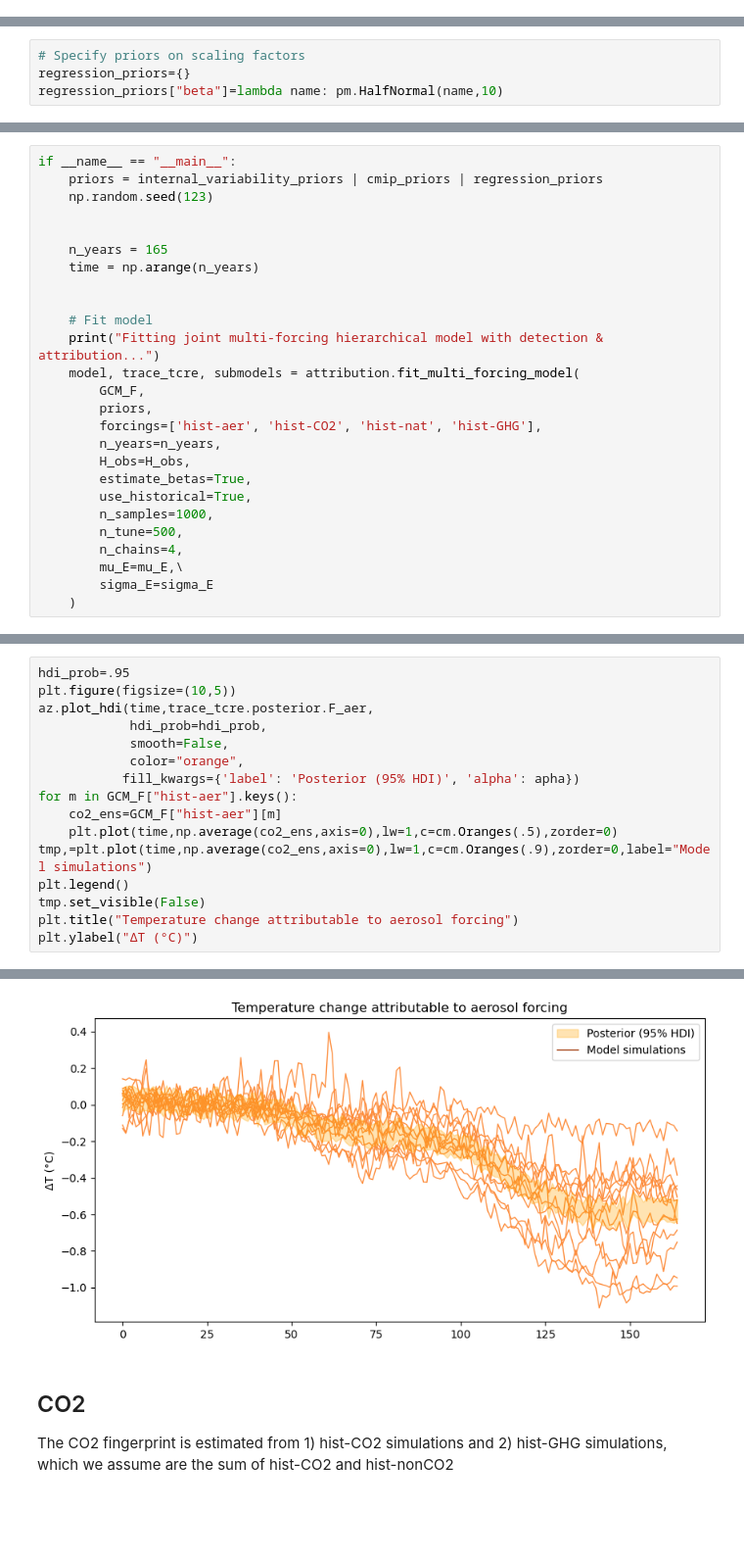
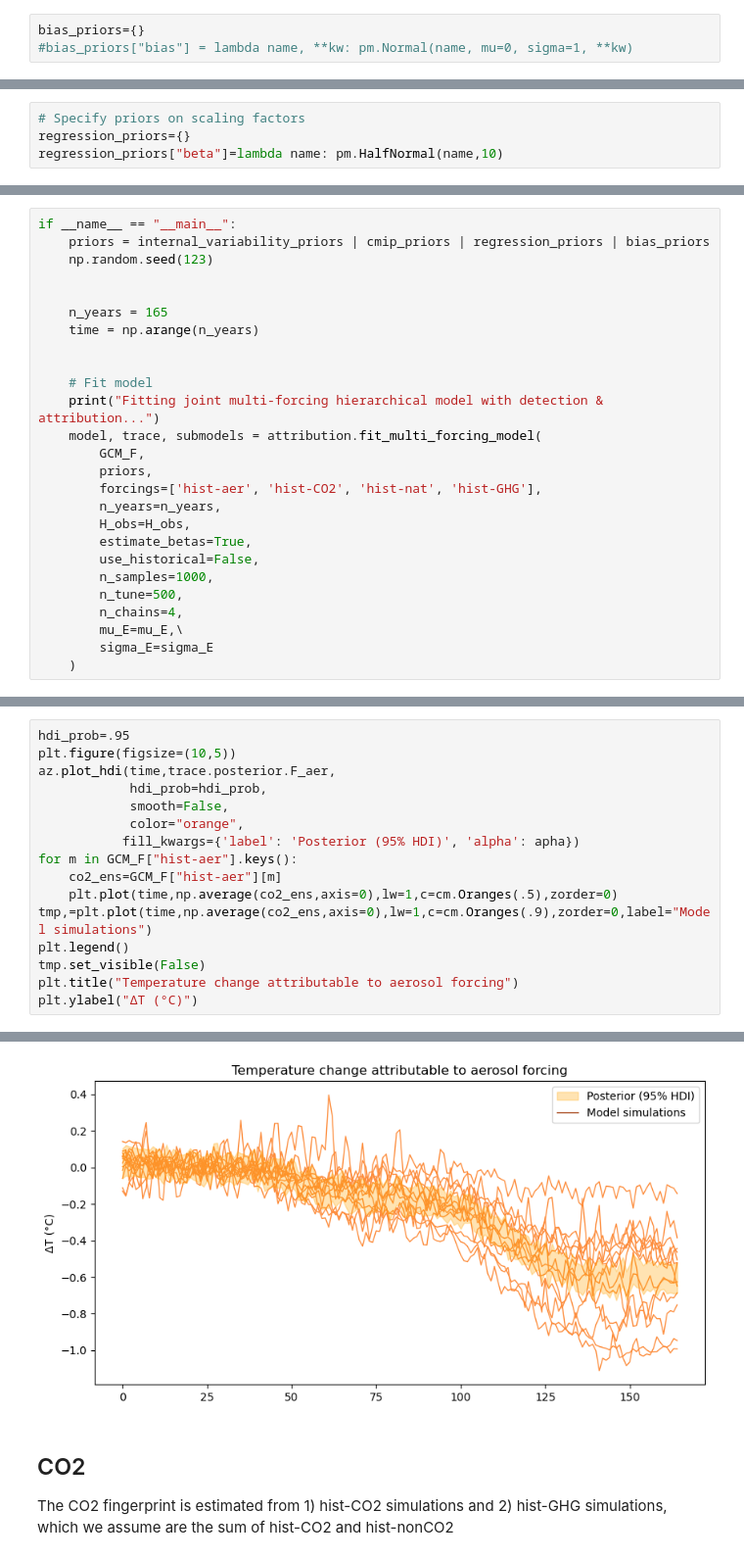
Before and after one commit to netzeroasap/TCRE_Assessment, a Jupyter notebook: notebooks/TCRE_from_DAMIP.ipynb, the cells around one changed output, grey strips where cells are left out. Shown at 98% size. Cells and saved outputs as stored; diff of their text form; blank space fills up the shorter version.

```diff
--- a/notebooks/TCRE_from_DAMIP.ipynb
+++ b/notebooks/TCRE_from_DAMIP.ipynb
@@ -84,2 +128,5 @@ cmip_priors["F_mean"] = lambda name: pm.Normal(name,0,10,dims=("time",))
+# %%
+bias_priors={}
+#bias_priors["bias"] = lambda name, **kw: pm.Normal(name, mu=0, sigma=1, **kw)
 # %% [markdown]
 ## Regression
@@ -96,7 +144,7 @@ reload(attribution)
 <module 'bayes.attribution' from '/Users/kmarvel/Documents/TCRE_ASSESSMENT/bayes/attribution.py'>
 # %%
 if __name__ == "__main__":
-    priors = internal_variability_priors | cmip_priors | regression_priors
+    priors = internal_variability_priors | cmip_priors | regression_priors | bias_priors
     np.random.seed(123)
 
 
@@ -106,14 +154,14 @@ if __name__ == "__main__":
 
     # Fit model
     print("Fitting joint multi-forcing hierarchical model with detection & attribution...")
-    model, trace_tcre, submodels = attribution.fit_multi_forcing_model(
+    model, trace, submodels = attribution.fit_multi_forcing_model(
         GCM_F,
         priors,
         forcings=['hist-aer', 'hist-CO2', 'hist-nat', 'hist-GHG'],
         n_years=n_years,
         H_obs=H_obs,
         estimate_betas=True,
-        use_historical=True,
+        use_historical=False,
         n_samples=1000,
         n_tune=500,
         n_chains=4,
@@ -139,22 +187,22 @@ The aerosol fingerprint is estimated from hist-aer simulations
 # %%
 hdi_prob=.95
 plt.figure(figsize=(10,5))
-az.plot_hdi(time,trace_tcre.posterior.F_aer,
+az.plot_hdi(time,trace.posterior.F_aer,
             hdi_prob=hdi_prob,
             smooth=False,
             color="orange",
            fill_kwargs={'label': 'Posterior (95% HDI)', 'alpha': apha})
 for m in GCM_F["hist-aer"].keys():
     co2_ens=GCM_F["hist-aer"][m]
     plt.plot(time,np.average(co2_ens,axis=0),lw=1,c=cm.Oranges(.5),zorder=0)
 tmp,=plt.plot(time,np.average(co2_ens,axis=0),lw=1,c=cm.Oranges(.9),zorder=0,label="Model simulations")
 plt.legend()
 tmp.set_visible(False)
 plt.title("Temperature change attributable to aerosol forcing")
 plt.ylabel("ΔT (°C)")
 # %% [output]
 Text(0, 0.5, 'ΔT (°C)')
-[figure, old version]
+[figure, new version]
 # %% [markdown]
 ## CO2
 The CO2 fingerprint is estimated from 1) hist-CO2 simulations and 2) hist-GHG simulations, which we assume are the sum of hist-CO2 and hist-nonCO2
```
Also changed, not shown: parts of 20 cells of this notebook, 1 other file.
